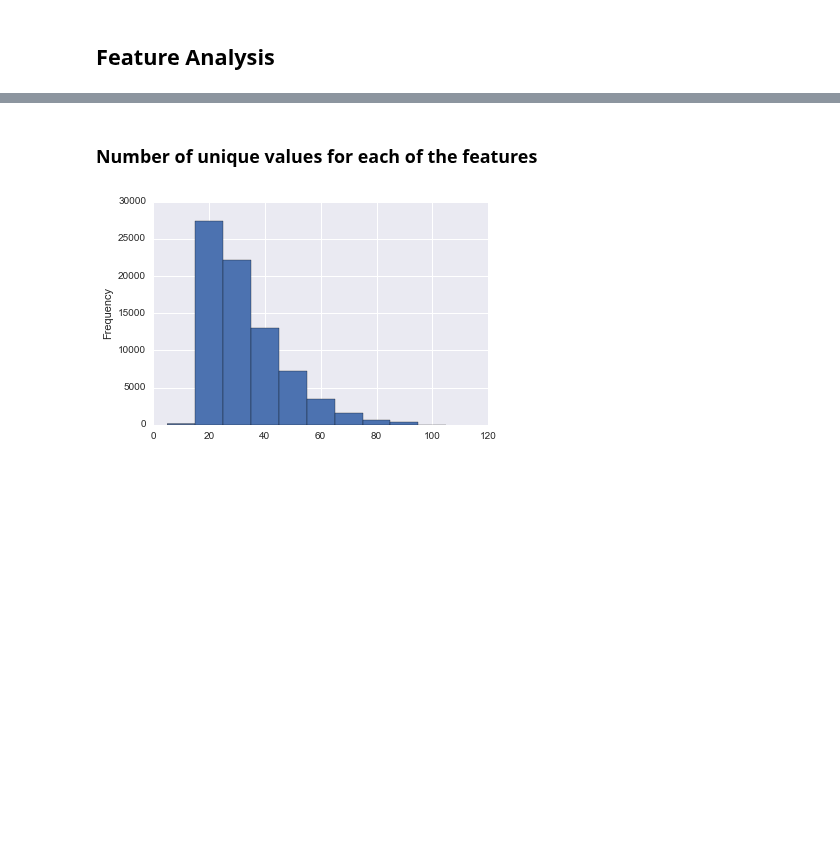
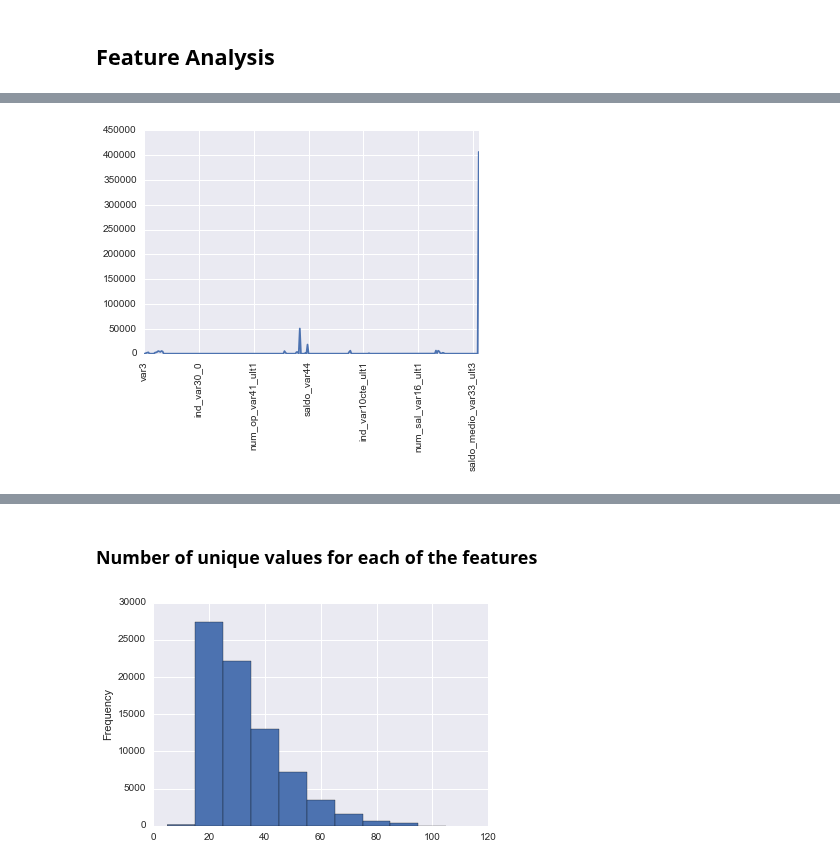
Before and after one commit to numb3r33/Kaggle-Competitions, a Jupyter notebook: Santander-Customer-Satisfaction/notebooks/Santander Customer Satisfaction - Exploratory Data Analysis.ipynb, the cells around one changed output, grey strips where cells are left out. Cells and saved outputs as stored; diff of their text form; code cells hidden in the pictures; blank space fills up the shorter version.

```diff
--- a/Santander-Customer-Satisfaction/notebooks/Santander Customer Satisfaction - Exploratory Data Analysis.ipynb
+++ b/Santander-Customer-Satisfaction/notebooks/Santander Customer Satisfaction - Exploratory Data Analysis.ipynb
@@ -64,0 +99,5 @@ y_train = y.iloc[train_index]
+# %%
+train[train.TARGET == 1][final_features].quantile(q=0.99).plot()
+plt.xticks(rotation=90);
+# %% [output]
+[figure, added]
```
Also changed, not shown: parts of 14 cells of this notebook, 1 other file.
